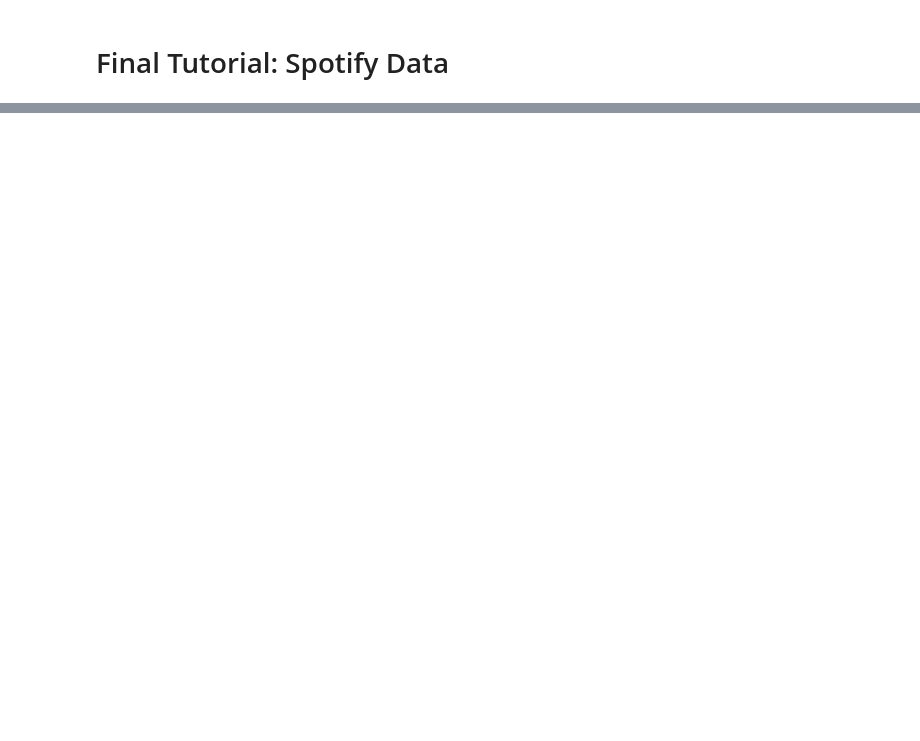
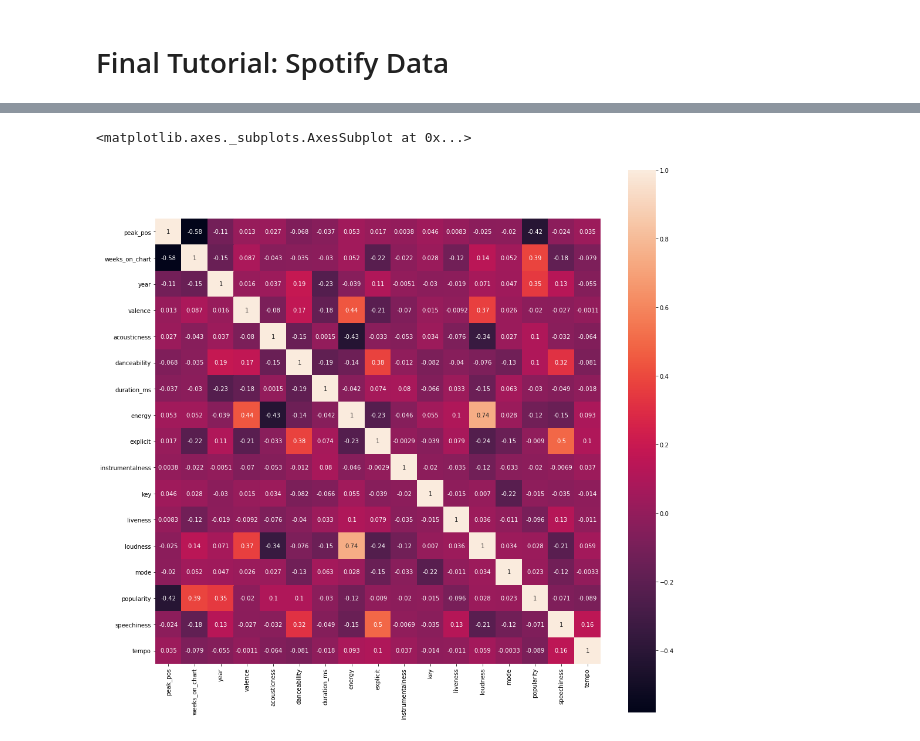
Before and after one commit to SamuelHLam/SamuelHLam.github.io, a Jupyter notebook: Final Tutorial.ipynb, the cells around one changed output, grey strips where cells are left out. Saved outputs shown, nothing was run; the diff lists cells and outputs as text; code cells hidden in the pictures; blank space fills up the shorter version.

Commit message:
Billboard data included

```diff
--- a/Final Tutorial.ipynb
+++ b/Final Tutorial.ipynb
@@ -62,0 +252,2 @@ list(data)
+# %%
+data = data.join(attr_data, on='level_1', lsuffix = '_top', rsuffix = '_attr')
@@ -62,0 +290,38 @@ list(data)
+# %%
+data = data.drop(['level_0',
+                  'level_1',
+                  'Name_match',
+                  'Artists',
+                  'Name_top',
+                  'Year',
+                  'Peak.position',
+                  'join_artists_match',
+                  'Score',
+                  'join_artists_top',
+                  'Song_top',
+                  'Song_attr',
+                  'join_artists'
+                 ], axis=1)
+# %%
+old_col_names = ['Weekly.rank', 'Weeks.on.chart', 'Genre', 'artists', 'name', 'year',
+       'valence', 'acousticness', 'danceability', 'duration_ms', 'energy',
+       'explicit', 'instrumentalness', 'key', 'liveness', 'loudness', 'mode',
+       'popularity', 'speechiness', 'tempo']
+
+new_col_names = ['peak_pos', 'weeks_on_chart', 'genre', 'artists', 'name', 'year',
+       'valence', 'acousticness', 'danceability', 'duration_ms', 'energy',
+       'explicit', 'instrumentalness', 'key', 'liveness', 'loudness', 'mode',
+       'popularity', 'speechiness', 'tempo']
+
+res = {old_col_names[i]: new_col_names[i] for i in range(len(old_col_names))}
+data.rename(res, axis=1, inplace=True)
+# %%
+data.dropna(inplace=True)
+# %%
+corr = data.corr()
+fig, ax = plt.subplots()
+fig.set_size_inches(17, 17)
+sns.heatmap(corr, annot=True, fmt=".2g", ax=ax, square=True)
+# %% [output]
+<matplotlib.axes._subplots.AxesSubplot at 0x...>
+[figure, added]
```
Also changed, not shown: parts of 55 cells of this notebook, 2 other files.
